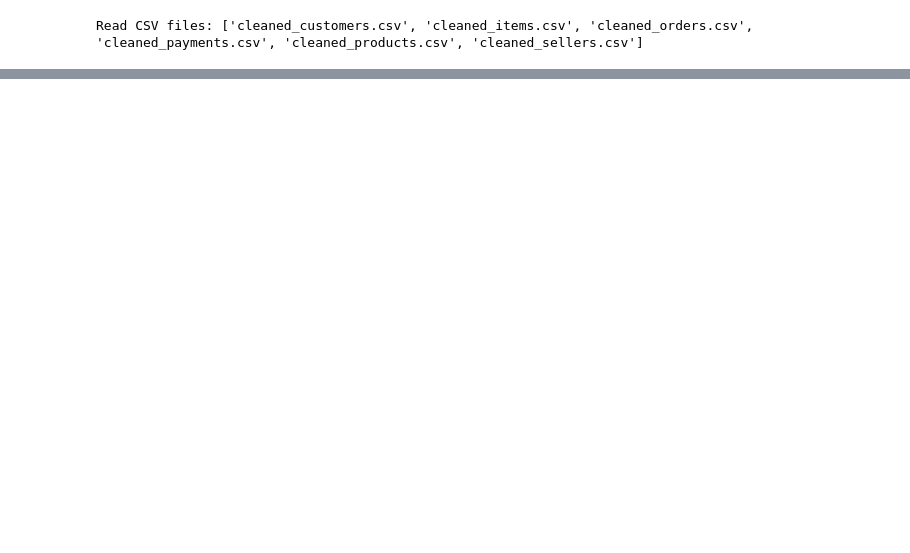
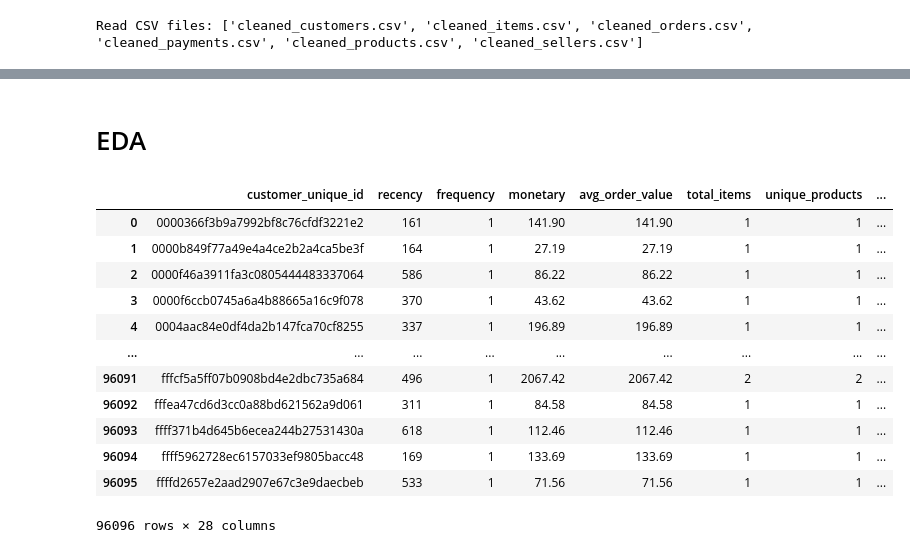
Before and after one commit to Avcuongy/data-mining-project, a Jupyter notebook: notebooks/3_univariate.ipynb, the cells around one changed output, grey strips where cells are left out. Saved outputs shown, nothing was run; the diff lists cells and outputs as text; code cells hidden in the pictures; blank space fills up the shorter version.

```diff
--- a/notebooks/3_univariate.ipynb
+++ b/notebooks/3_univariate.ipynb
@@ -54,0 +150,2 @@ print("Created 6 dataframes: df_customers, df_items, df_orders, df_payments, df_
+# %%
+df_merge = df_customers.merge(df_orders, on='customer_id', how='left')
@@ -54,0 +480,22 @@ print("Created 6 dataframes: df_customers, df_items, df_orders, df_payments, df_
+# %%
+# Tính avg_installments cho mỗi customer
+avg_installments = (
+    df_merge.groupby('customer_unique_id')['payment_installments']
+    .mean()
+    .reset_index(name='avg_installments')
+)
+
+# Merge vào olist_customers
+olist_customers = olist_customers.merge(
+    avg_installments,
+    on='customer_unique_id',
+    how='left'
+)
+
+# Làm tròn nếu muốn
+olist_customers['avg_installments'] = (
+    olist_customers['avg_installments'].round(2)
+)
+
+# Xem kết quả
+olist_customers.head()
@@ -54,0 +944,18 @@ print("Created 6 dataframes: df_customers, df_items, df_orders, df_payments, df_
+# %% [markdown]
+# EDA
+# %%
+olist_customers
+# %% [output]
+|  | customer_unique_id | recency | frequency | monetary | avg_order_value | total_items | unique_products | ... |
+| 0 | 0000366f3b9a7992bf8c76cfdf3221e2 | 161 | 1 | 141.90 | 141.90 | 1 | 1 | ... |
+| 1 | 0000b849f77a49e4a4ce2b2a4ca5be3f | 164 | 1 | 27.19 | 27.19 | 1 | 1 | ... |
+| 2 | 0000f46a3911fa3c0805444483337064 | 586 | 1 | 86.22 | 86.22 | 1 | 1 | ... |
+| 3 | 0000f6ccb0745a6a4b88665a16c9f078 | 370 | 1 | 43.62 | 43.62 | 1 | 1 | ... |
+| 4 | 0004aac84e0df4da2b147fca70cf8255 | 337 | 1 | 196.89 | 196.89 | 1 | 1 | ... |
+| ... | ... | ... | ... | ... | ... | ... | ... | ... |
+| 96091 | fffcf5a5ff07b0908bd4e2dbc735a684 | 496 | 1 | 2067.42 | 2067.42 | 2 | 2 | ... |
+| 96092 | fffea47cd6d3cc0a88bd621562a9d061 | 311 | 1 | 84.58 | 84.58 | 1 | 1 | ... |
+| 96093 | ffff371b4d645b6ecea244b27531430a | 618 | 1 | 112.46 | 112.46 | 1 | 1 | ... |
+| 96094 | ffff5962728ec6157033ef9805bacc48 | 169 | 1 | 133.69 | 133.69 | 1 | 1 | ... |
+| 96095 | ffffd2657e2aad2907e67c3e9daecbeb | 533 | 1 | 71.56 | 71.56 | 1 | 1 | ... |
+96096 rows × 28 columns
```
Also changed, not shown: parts of 39 cells of this notebook, 1 other file.
